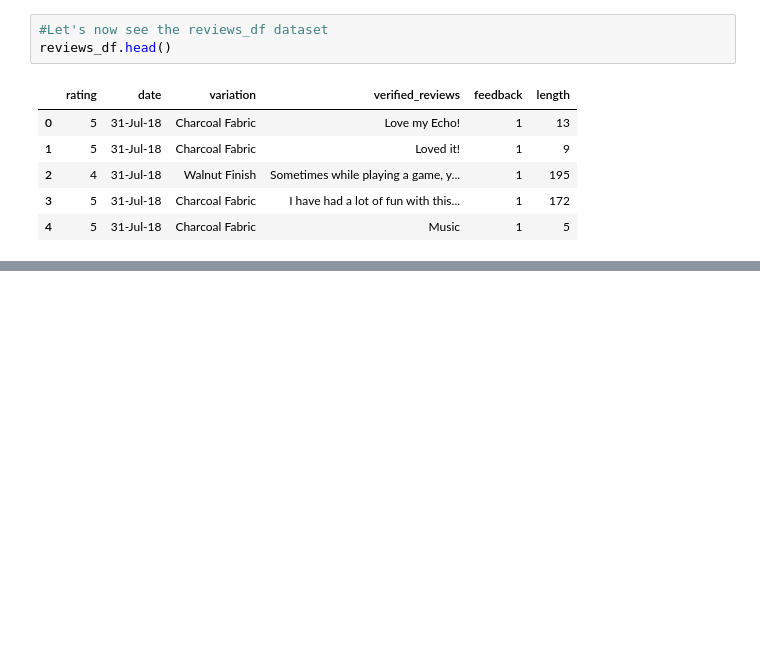
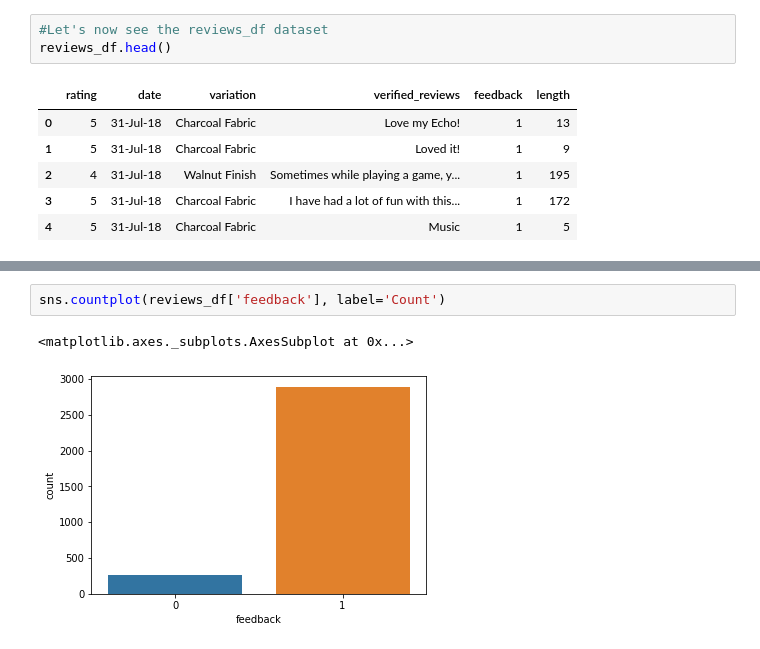
Before and after one commit to Priyo-prog/Understanding-product-review, a Jupyter notebook: Understanding_Product_Review.ipynb, the cells around one changed output, grey strips where cells are left out. Drawn from its saved outputs; the diff is of its cells as text; blank space fills up the shorter version.

```diff
--- a/Understanding_Product_Review.ipynb
+++ b/Understanding_Product_Review.ipynb
@@ -83,0 +136,5 @@ reviews_df.head()
+# %%
+sns.countplot(reviews_df['feedback'], label='Count')
+# %% [output]
+<matplotlib.axes._subplots.AxesSubplot at 0x...>
+[figure, added]
```
Also changed, not shown: parts of 11 cells of this notebook.
